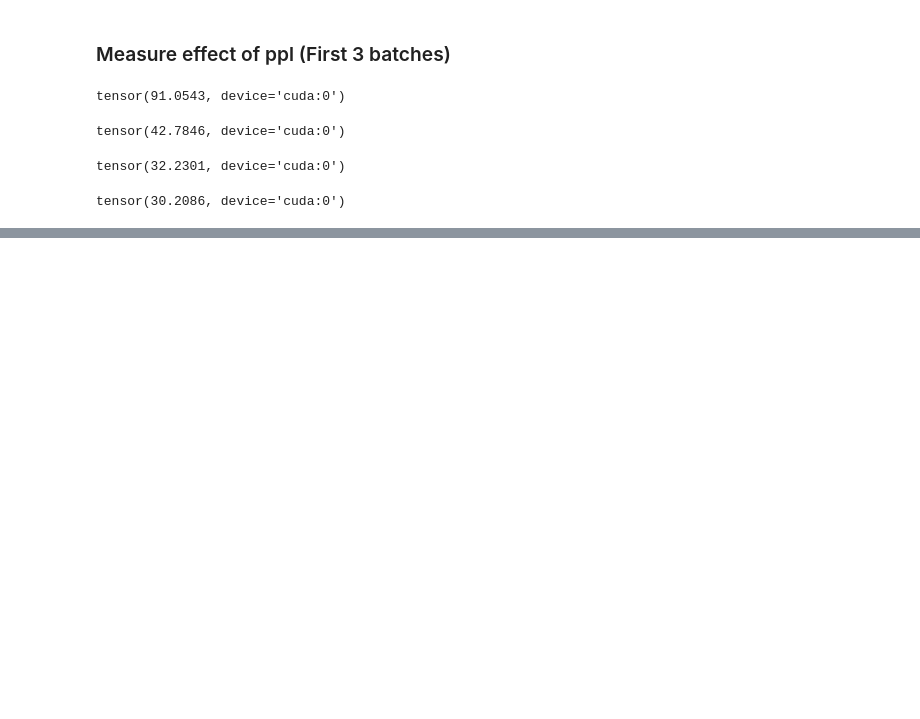
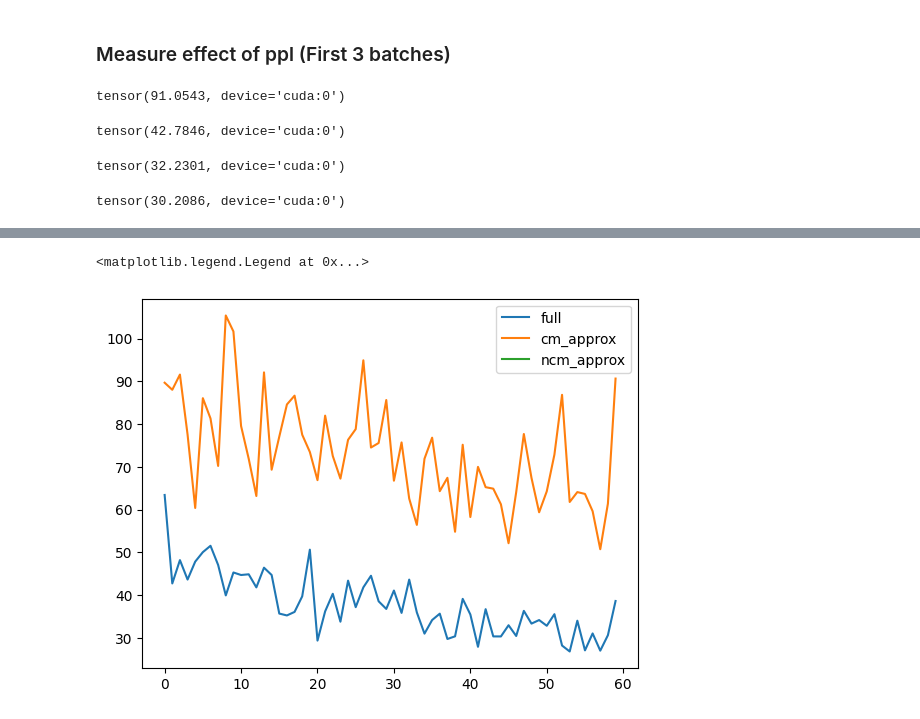
Before and after one commit to IsaacRe/Forgetful-Transformers, a Jupyter notebook: Low-Rank Analysis.ipynb, the cells around one changed output, grey strips where cells are left out. Cells and saved outputs as stored; diff of their text form; code cells hidden in the pictures; blank space fills up the shorter version.

Commit message:
test ppl increase after 1/4 rank attention approximation

```diff
--- a/Low-Rank Analysis.ipynb
+++ b/Low-Rank Analysis.ipynb
@@ -203,0 +206,16 @@ tensor(30.2086, device='cuda:0')
+# %%
+n_layer = 12
+drop_in.GLOBALS.outputs = {
+    'rank': [[] for _ in range(n_layer)],
+}
+def record_rank(layer_idx, query, key, value, unnormalized_attn, final_attn, attn_output, attn_mask):
+    unmasked_attn = unnormalized_attn / torch.full(
+        [], value.size(-1) ** 0.5, dtype=unnormalized_attn.dtype, device=unnormalized_attn.device
+    )
+    unmasked_attn = unmasked_attn.softmax(dim=-1)
+    drop_in.GLOBALS.outputs['rank'][layer_idx] += [torch.linalg.matrix_rank(unmasked_attn)]
+
+def no_op(layer_idx, query, key, value, unnormalized_attn, final_attn, attn_output, attn_mask):
+    pass
+
+drop_in.record_attn_vars = no_op
@@ -203,0 +291,8 @@ tensor(30.2086, device='cuda:0')
+# %%
+plt.plot(ppl, label='full')
+plt.plot(ppl_cm, label='cm_approx')
+plt.plot(ppl_ncm, label='ncm_approx')
+plt.legend()
+# %% [output]
+<matplotlib.legend.Legend at 0x...>
+[figure, added]
```
Also changed, not shown: parts of 7 cells of this notebook, 1 other file.
